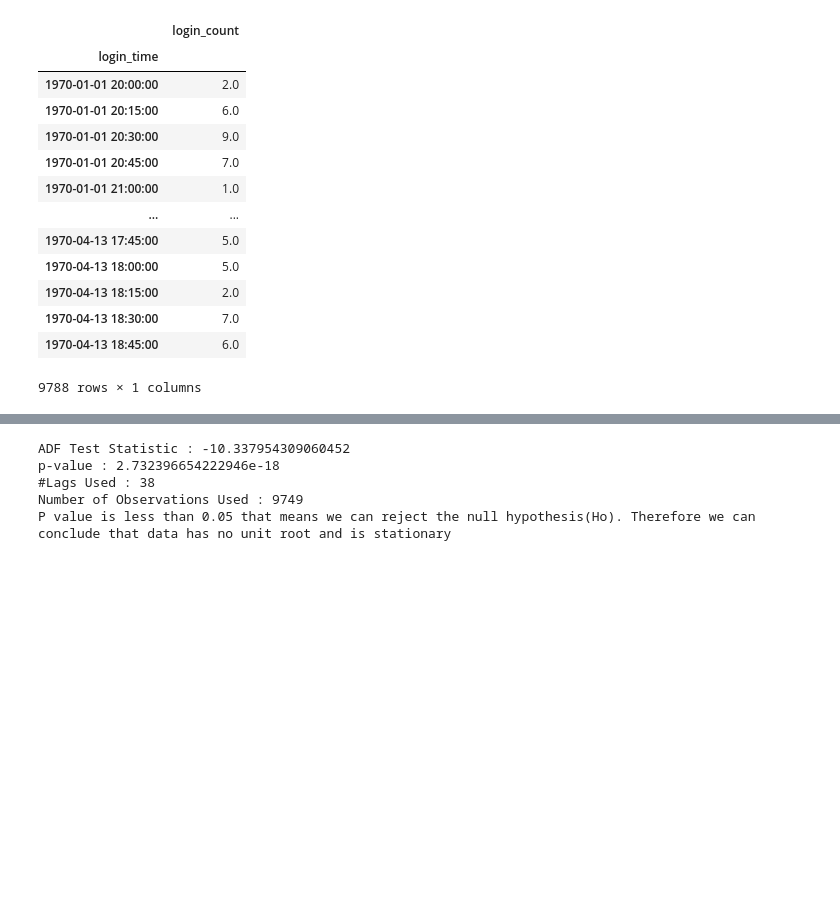
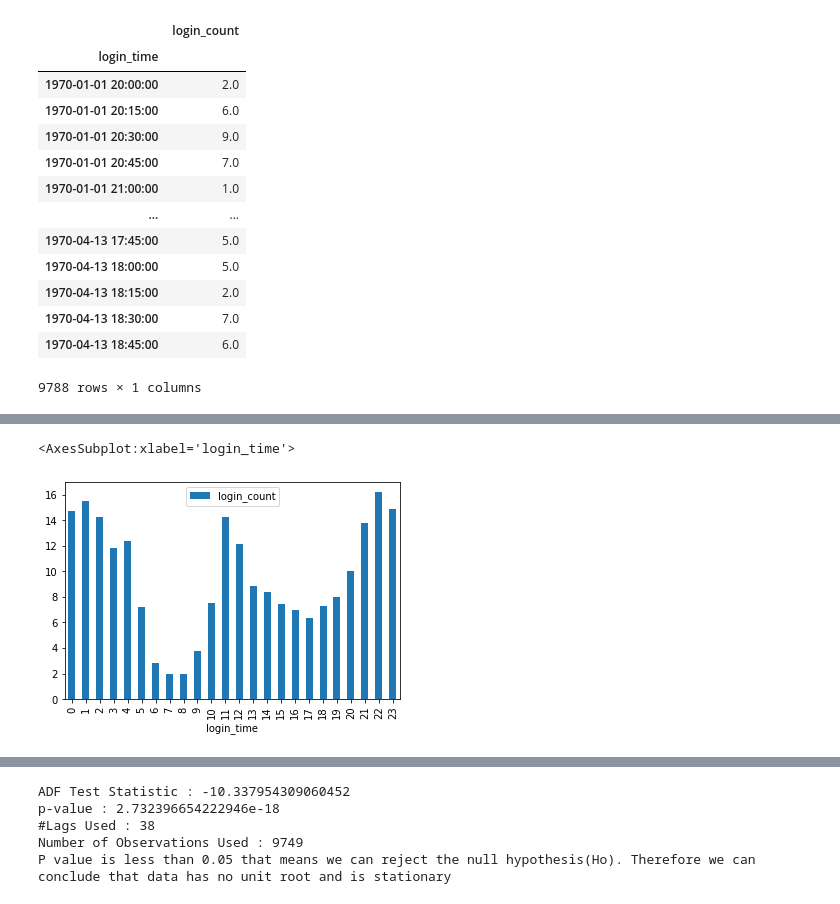
Before and after one commit to nycantwell/nycantwell, a Jupyter notebook: ultimate_challenge/ultimate_challenge_1.ipynb, the cells around one changed output, grey strips where cells are left out. Saved outputs shown, nothing was run; the diff lists cells and outputs as text; code cells hidden in the pictures; blank space fills up the shorter version.

```diff
--- a/ultimate_challenge/ultimate_challenge_1.ipynb
+++ b/ultimate_challenge/ultimate_challenge_1.ipynb
@@ -62,0 +73,5 @@ plt.show()
+# %%
+logins_by_hour.plot.bar(rot=90)
+# %% [output]
+<AxesSubplot:xlabel='login_time'>
+[figure, added]
```
Also changed, not shown: parts of 13 cells of this notebook.
